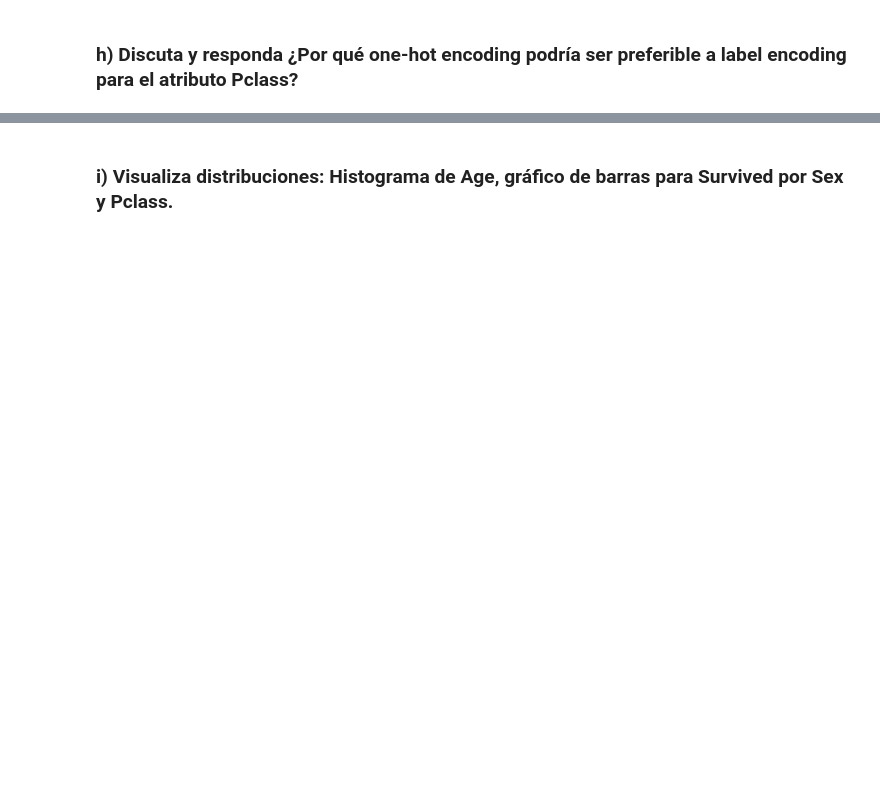
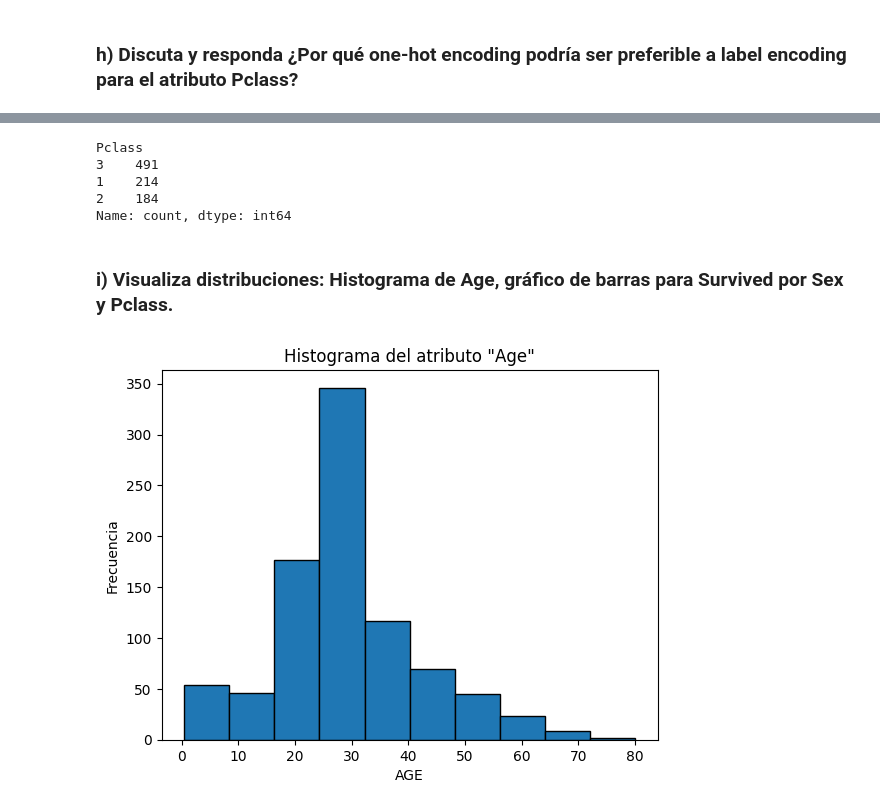
Before and after one commit to gonblas/deep-learning-unlp, a Jupyter notebook: Practicas/p1/dataset-titanic.ipynb, the cells around one changed output, grey strips where cells are left out. Cells and saved outputs as stored; diff of their text form; code cells hidden in the pictures; blank space fills up the shorter version.

```diff
--- a/Practicas/p1/dataset-titanic.ipynb
+++ b/Practicas/p1/dataset-titanic.ipynb
@@ -59,0 +141,4 @@ Realice las siguientes tareas para preparar el dataset para que pueda ser utiliz
+# %%
+# Para Age -> reemplazamos los valores nulos por la mediana
+data = data.replace(np.nan, {'Age': data['Age'].mean()})
+print(data.isnull().sum())
@@ -60,2 +160,11 @@ Realice las siguientes tareas para preparar el dataset para que pueda ser utiliz
 # %% [markdown]
 ### e) Complete los valores faltantes utilizando las estrategias planteadas en los puntos anteriores.
+# %%
+# Para Cabin -> reemplazamos los valores nulos por la moda
+cabinMode = data['Cabin'].mode()[0]
+data = data.replace(np.nan, {'Cabin': cabinMode})
+
+# Para Embarked -> eliminar tuplas (por ser pocos)
+data = data.dropna(subset=['Embarked'])
+
+print(data.isnull().sum())
@@ -62,2 +186,5 @@ Realice las siguientes tareas para preparar el dataset para que pueda ser utiliz
 # %% [markdown]
 ### f) Cree un nuevo atributo FamilySize que contabiliza los integrantes de familia a partir de los atributos SibSp (hermanos y esposo) y Parch (padres e hijos). No olvidar contar a la persona.
+# %%
+data["FamilySize"] = data["SibSp"] + data["Parch"] + 1
+data.head()
@@ -64,2 +198,8 @@ Realice las siguientes tareas para preparar el dataset para que pueda ser utiliz
 # %% [markdown]
 ### g) Numerice los atributos categóricos: Sex, Embarked, y Title.
+# %%
+# Para sex lo
+NuevasColumnas = pd.get_dummies(data['Sex'], prefix= 'Sex', drop_first=True).astype(int)
+data = pd.concat([NuevasColumnas, data], axis=1)
+data.drop(['Sex'],axis=1, inplace=True)
+data.head()
@@ -68,2 +219,20 @@ Realice las siguientes tareas para preparar el dataset para que pueda ser utiliz
+# %%
+data["Pclass"].value_counts()
+# %% [output]
+Pclass
+3    491
+1    214
+2    184
+Name: count, dtype: int64
 # %% [markdown]
 ### i) Visualiza distribuciones: Histograma de Age, gráfico de barras para Survived por Sex y Pclass.
+# %%
+plt.figure()
+plt.hist(data['Age'], bins = 10, edgecolor = 'black', \
+         linewidth=1)
+plt.xlabel('AGE')
+plt.ylabel('Frecuencia')
+plt.title('Histograma del atributo "Age"')
+plt.show()
+# %% [output]
+[figure, added]
```
Also changed, not shown: parts of 23 cells of this notebook, 7 other files.
